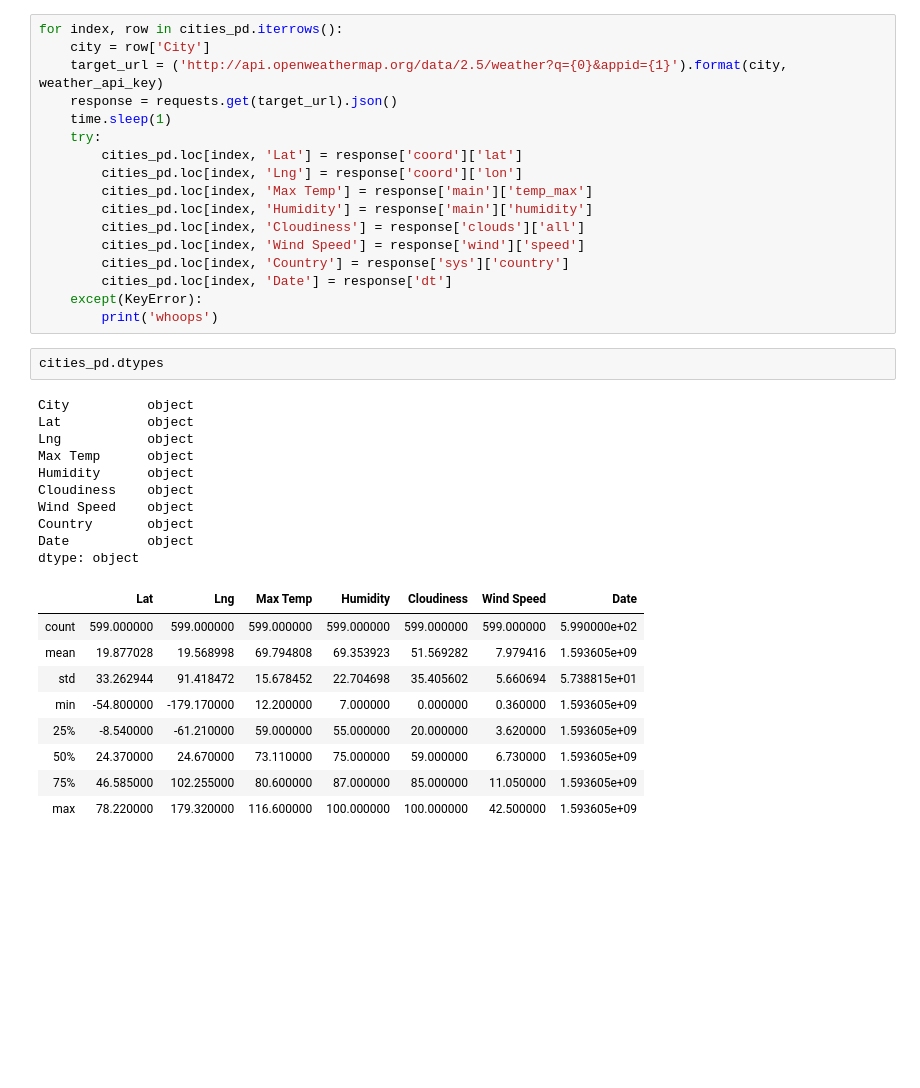
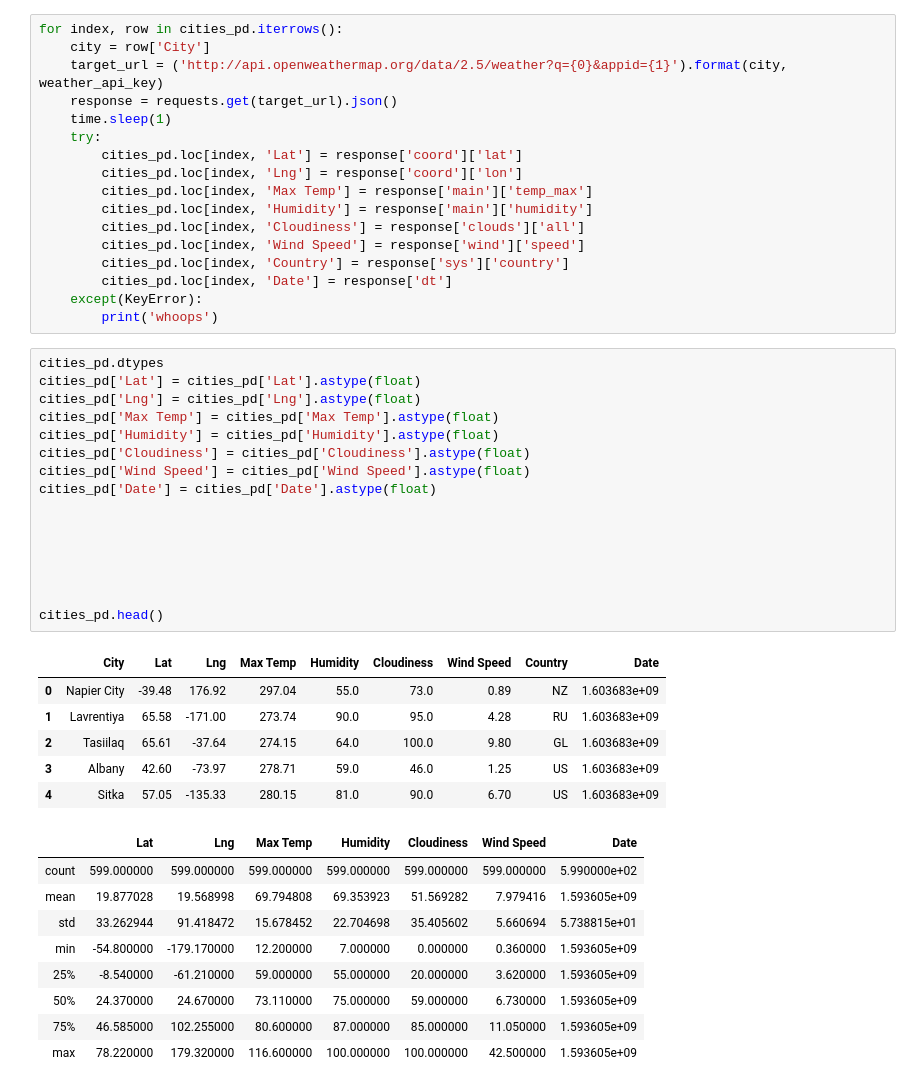
Before and after one commit to littleprincecurry/python-api-challenge, a Jupyter notebook: WeatherPy/WeatherPy.ipynb, the cells around one changed output. Saved outputs shown, nothing was run; the diff lists cells and outputs as text; blank space fills up the shorter version.

Commit message:
converted numerical values to floats

```diff
--- a/WeatherPy/WeatherPy.ipynb
+++ b/WeatherPy/WeatherPy.ipynb
@@ -159,19 +159,29 @@ for index, row in cities_pd.iterrows():
         cities_pd.loc[index, 'Date'] = response['dt']
     except(KeyError):
         print('whoops')
-# %%
-cities_pd.dtypes
-# %% [output]
-City          object
-Lat           object
-Lng           object
-Max Temp      object
-Humidity      object
-Cloudiness    object
-Wind Speed    object
-Country       object
-Date          object
-dtype: object
+# %%
+cities_pd.dtypes
+cities_pd['Lat'] = cities_pd['Lat'].astype(float)
+cities_pd['Lng'] = cities_pd['Lng'].astype(float)
+cities_pd['Max Temp'] = cities_pd['Max Temp'].astype(float)
+cities_pd['Humidity'] = cities_pd['Humidity'].astype(float)
+cities_pd['Cloudiness'] = cities_pd['Cloudiness'].astype(float)
+cities_pd['Wind Speed'] = cities_pd['Wind Speed'].astype(float)
+cities_pd['Date'] = cities_pd['Date'].astype(float)
+
+
+
+
+
+
+cities_pd.head()
+# %% [output]
+|  | City | Lat | Lng | Max Temp | Humidity | Cloudiness | Wind Speed | Country | Date |
+| 0 | Napier City | -39.48 | 176.92 | 297.04 | 55.0 | 73.0 | 0.89 | NZ | 1.603683e+09 |
+| 1 | Lavrentiya | 65.58 | -171.00 | 273.74 | 90.0 | 95.0 | 4.28 | RU | 1.603683e+09 |
+| 2 | Tasiilaq | 65.61 | -37.64 | 274.15 | 64.0 | 100.0 | 9.80 | GL | 1.603683e+09 |
+| 3 | Albany | 42.60 | -73.97 | 278.71 | 59.0 | 46.0 | 1.25 | US | 1.603683e+09 |
+| 4 | Sitka | 57.05 | -135.33 | 280.15 | 81.0 | 90.0 | 6.70 | US | 1.603683e+09 |
 # %%
 # %% [output]
 |  | Lat | Lng | Max Temp | Humidity | Cloudiness | Wind Speed | Date |
```
